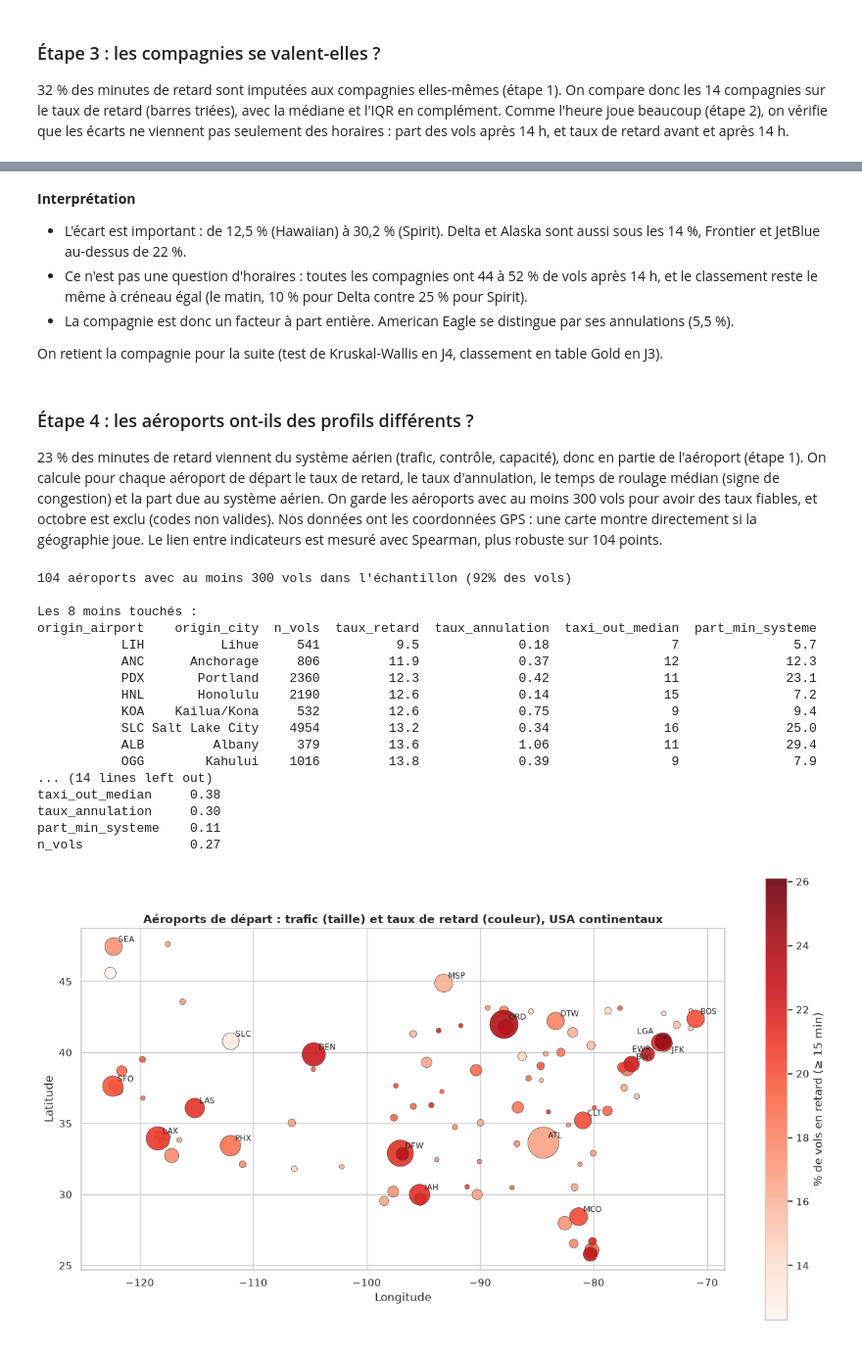
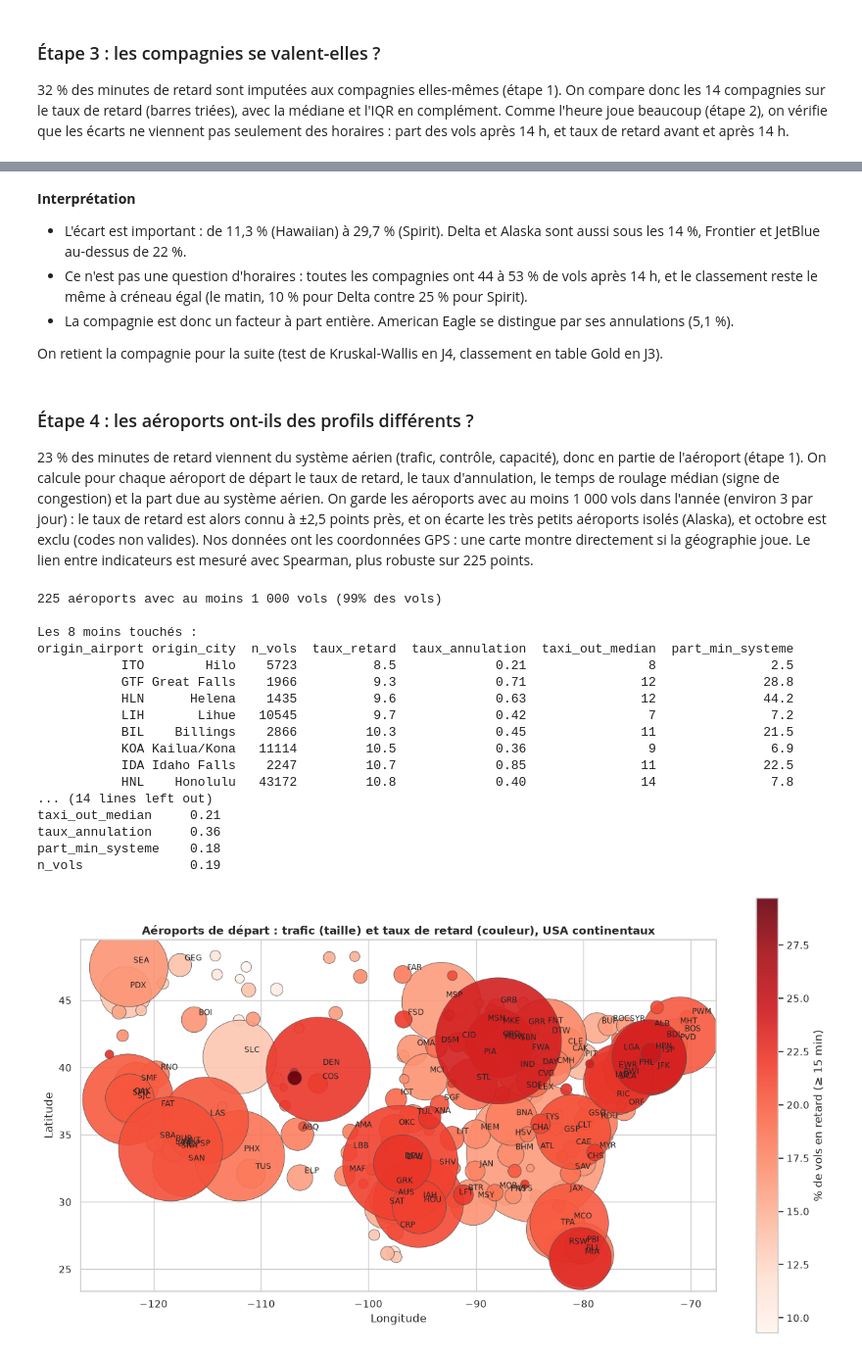
Before and after one commit to 104MJ/TP-datalake, a Jupyter notebook: notebooks/J2_Spark_Delta_Silver.ipynb, the cells around one changed output, grey strips where cells are left out. Shown at 98% size. Saved outputs shown, nothing was run; the diff lists cells and outputs as text; code cells hidden in the pictures.

```diff
--- a/notebooks/J2_Spark_Delta_Silver.ipynb
+++ b/notebooks/J2_Spark_Delta_Silver.ipynb
@@ -15,6 +15,8 @@ from delta.tables import DeltaTable
 spark = (
     SparkSession.builder
     .appName("J2_Spark_Delta_Silver")
+    # 2 Go par défaut : insuffisant pour 5,8 M de vols
+    .config("spark.driver.memory", "4g")
     .getOrCreate()
 )
 
@@ -1266,15 +1253,15 @@ NK            25.4       34.7
 # %% [markdown]
 **Interprétation**
 
-- L'écart est important : de 12,5 % (Hawaiian) à 30,2 % (Spirit). Delta et Alaska sont aussi sous les 14 %, Frontier et JetBlue au-dessus de 22 %.
-- Ce n'est pas une question d'horaires : toutes les compagnies ont 44 à 52 % de vols après 14 h, et le classement reste le même à créneau égal (le matin, 10 % pour Delta contre 25 % pour Spirit).
-- La compagnie est donc un facteur à part entière. American Eagle se distingue par ses annulations (5,5 %).
+- L'écart est important : de 11,3 % (Hawaiian) à 29,7 % (Spirit). Delta et Alaska sont aussi sous les 14 %, Frontier et JetBlue au-dessus de 22 %.
+- Ce n'est pas une question d'horaires : toutes les compagnies ont 44 à 53 % de vols après 14 h, et le classement reste le même à créneau égal (le matin, 10 % pour Delta contre 25 % pour Spirit).
+- La compagnie est donc un facteur à part entière. American Eagle se distingue par ses annulations (5,1 %).
 
 On retient la compagnie pour la suite (test de Kruskal-Wallis en J4, classement en table Gold en J3).
 # %% [markdown]
 ### Étape 4 : les aéroports ont-ils des profils différents ?
 
-23 % des minutes de retard viennent du système aérien (trafic, contrôle, capacité), donc en partie de l'aéroport (étape 1). On calcule pour chaque aéroport de départ le taux de retard, le taux d'annulation, le temps de roulage médian (signe de congestion) et la part due au système aérien. On garde les aéroports avec au moins 300 vols pour avoir des taux fiables, et octobre est exclu (codes non valides). Nos données ont les coordonnées GPS : une carte montre directement si la géographie joue. Le lien entre indicateurs est mesuré avec Spearman, plus robuste sur 104 points.
+23 % des minutes de retard viennent du système aérien (trafic, contrôle, capacité), donc en partie de l'aéroport (étape 1). On calcule pour chaque aéroport de départ le taux de retard, le taux d'annulation, le temps de roulage médian (signe de congestion) et la part due au système aérien. On garde les aéroports avec au moins 1 000 vols dans l'année (environ 3 par jour) : le taux de retard est alors connu à ±2,5 points près, et on écarte les très petits aéroports isolés (Alaska), et octobre est exclu (codes non valides). Nos données ont les coordonnées GPS : une carte montre directement si la géographie joue. Le lien entre indicateurs est mesuré avec Spearman, plus robuste sur 225 points.
 # %%
 # Profil des aéroports de départ (octobre exclu : codes aéroport non valides)
 apt_pd = (
@@ -1289,56 +1276,55 @@ apt_pd = (
     )
     .toPandas()
 )
-# On garde les aéroports avec assez de vols pour que le taux soit fiable
-apt_pd = apt_pd[apt_pd["n_vols"] >= 300].sort_values("taux_retard")
-print(f"{len(apt_pd)} aéroports avec au moins 300 vols dans l'échantillon "
+apt_pd = apt_pd[apt_pd["n_vols"] >= 1000].sort_values("taux_retard")
+print(f"{len(apt_pd)} aéroports avec au moins 1 000 vols "
       f"({apt_pd['n_vols'].sum() / silver_eda.filter('airport_code_valid').count():.0%} des vols)")
 cols = ["origin_airport", "origin_city", "n_vols", "taux_retard", "taux_annulation", "taxi_out_median", "part_min_systeme"]
 print("\nLes 8 moins touchés :")
 print(apt_pd[cols].head(8).to_string(index=False))
 print("\nLes 8 plus touchés :")
 print(apt_pd[cols].tail(8).to_string(index=False))
 
 # Le roulage au départ (signe de congestion) va-t-il avec le retard ?
 print("\nCorrélation de Spearman entre aéroports :")
 print(apt_pd[["taux_retard", "taxi_out_median", "taux_annulation", "part_min_systeme", "n_vols"]]
       .corr(method="spearman")["taux_retard"].round(2).to_string())
 
 # Carte : position = coordonnées GPS, taille = trafic, couleur = taux de retard
 carte = apt_pd[(apt_pd["origin_lon"] > -130) & (apt_pd["origin_lat"] > 23)]  # USA continentaux
 fig, ax = plt.subplots(figsize=(13, 7))
 sc = ax.scatter(carte["origin_lon"], carte["origin_lat"], s=carte["n_vols"] / 15, c=carte["taux_retard"],
                 cmap="Reds", edgecolors="#525252", linewidth=0.6, alpha=0.9)
 decalages = {"LGA": (-28, 8), "JFK": (8, -10), "EWR": (-30, -10)}  # aéroports de New York, très proches
 for _, r in carte[carte["n_vols"] >= 4000].iterrows():
     ax.annotate(r["origin_airport"], (r["origin_lon"], r["origin_lat"]), xytext=decalages.get(r["origin_airport"], (5, 5)),
                 textcoords="offset points", fontsize=8.5)
 plt.colorbar(sc, ax=ax, label="% de vols en retard (≥ 15 min)")
 ax.set_title("Aéroports de départ : trafic (taille) et taux de retard (couleur), USA continentaux", fontweight="bold")
 ax.set_xlabel("Longitude")
 ax.set_ylabel("Latitude")
 ax.set_aspect(1.25)
 plt.tight_layout()
 plt.show()
 # %% [output]
-104 aéroports avec au moins 300 vols dans l'échantillon (92% des vols)
+225 aéroports avec au moins 1 000 vols (99% des vols)
 
 Les 8 moins touchés :
-origin_airport    origin_city  n_vols  taux_retard  taux_annulation  taxi_out_median  part_min_systeme
-           LIH          Lihue     541          9.5             0.18                7               5.7
-           ANC      Anchorage     806         11.9             0.37               12              12.3
-           PDX       Portland    2360         12.3             0.42               11              23.1
-           HNL       Honolulu    2190         12.6             0.14               15               7.2
-           KOA    Kailua/Kona     532         12.6             0.75                9               9.4
-           SLC Salt Lake City    4954         13.2             0.34               16              25.0
-           ALB         Albany     379         13.6             1.06               11              29.4
-           OGG        Kahului    1016         13.8             0.39                9               7.9
+origin_airport origin_city  n_vols  taux_retard  taux_annulation  taxi_out_median  part_min_systeme
+           ITO        Hilo    5723          8.5             0.21                8               2.5
+           GTF Great Falls    1966          9.3             0.71               12              28.8
+           HLN      Helena    1435          9.6             0.63               12              44.2
+           LIH       Lihue   10545          9.7             0.42                7               7.2
+           BIL    Billings    2866         10.3             0.45               11              21.5
+           KOA Kailua/Kona   11114         10.5             0.36                9               6.9
+           IDA Idaho Falls    2247         10.7             0.85               11              22.5
+           HNL    Honolulu   43172         10.8             0.40               14               7.8
 ... (14 lines left out)
-taxi_out_median     0.38
-taux_annulation     0.30
-part_min_systeme    0.11
-n_vols              0.27
+taxi_out_median     0.21
+taux_annulation     0.36
+part_min_systeme    0.18
+n_vols              0.19
-[figure, old version]
+[figure, new version]
 # %% [markdown]
 **Interprétation**
 
```
Also changed, not shown: parts of 25 cells of this notebook, 2 other files.
